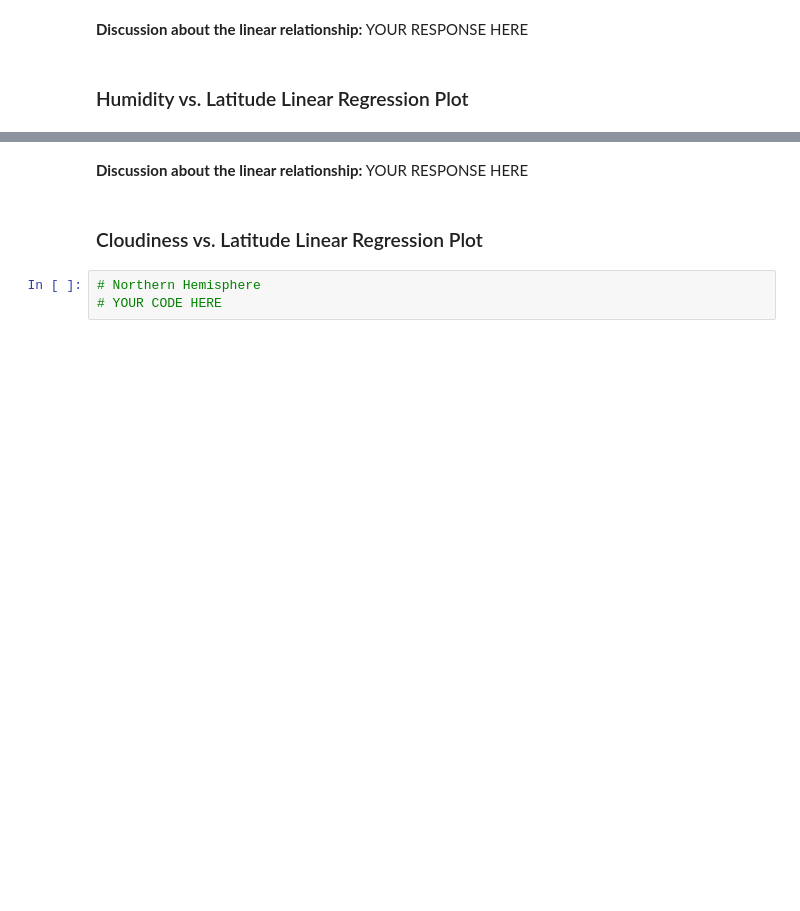
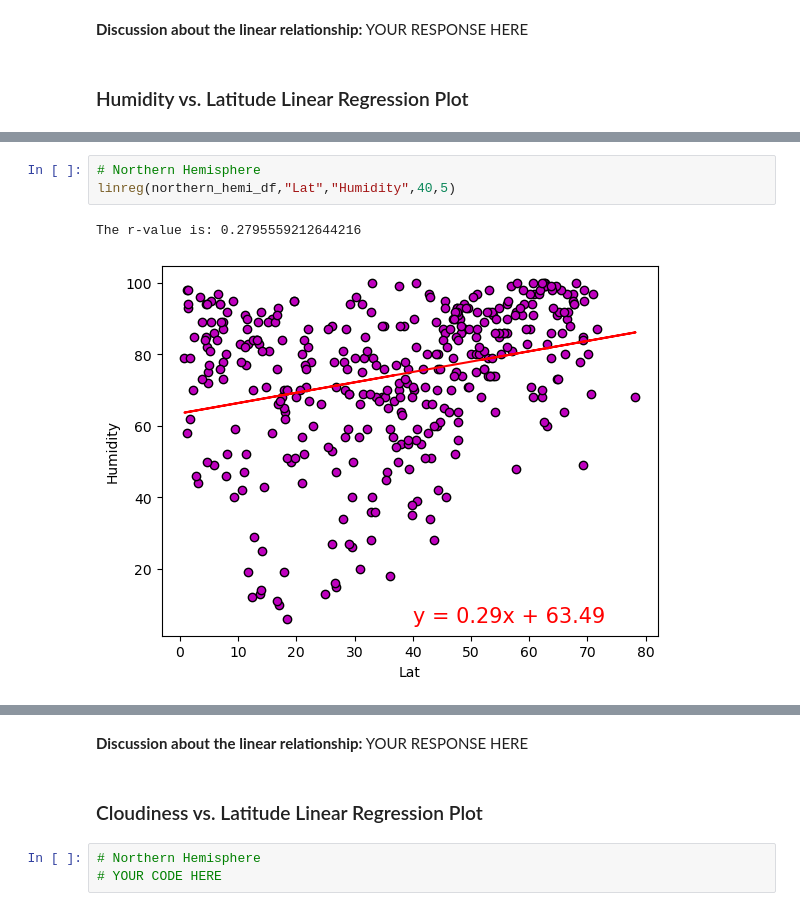
Before and after one commit to lvit001/python-api-challenge, a Jupyter notebook: WeatherPy/WeatherPy.ipynb, the cells around one changed output, grey strips where cells are left out. Saved outputs shown, nothing was run; the diff lists cells and outputs as text; blank space fills up the shorter version.

```diff
--- a/WeatherPy/WeatherPy.ipynb
+++ b/WeatherPy/WeatherPy.ipynb
@@ -342,0 +331,6 @@ The r-value is: 0.0002808747046324607
+# %%
+# Northern Hemisphere
+linreg(northern_hemi_df,"Lat","Humidity",40,5)
+# %% [output]
+The r-value is: 0.2795559212644216
+[figure, added]
```
Also changed, not shown: parts of 4 cells of this notebook.
